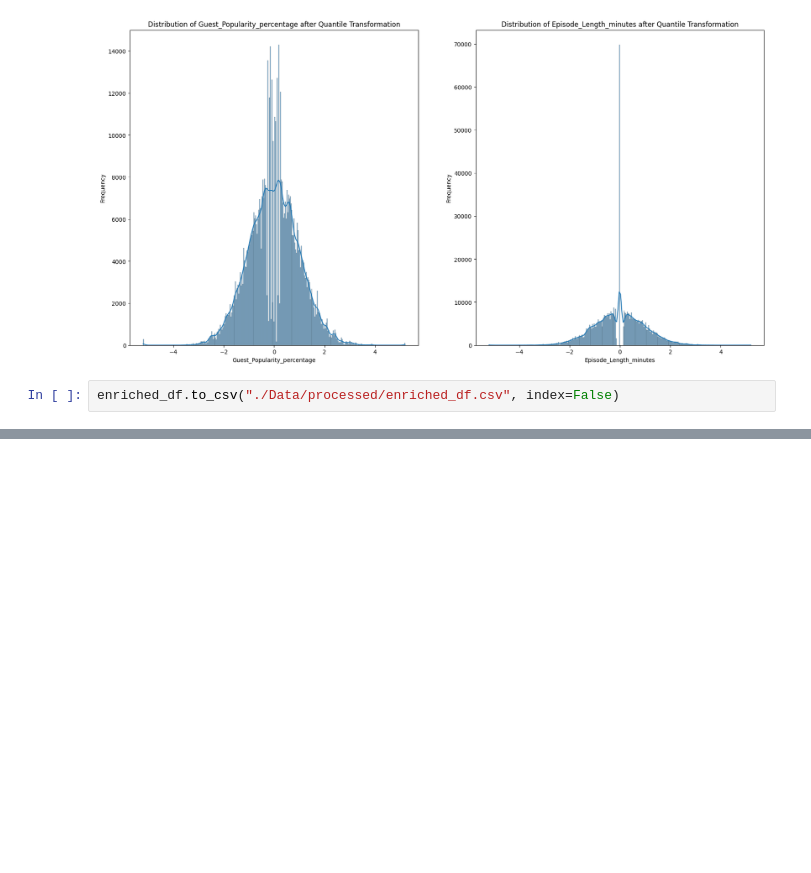
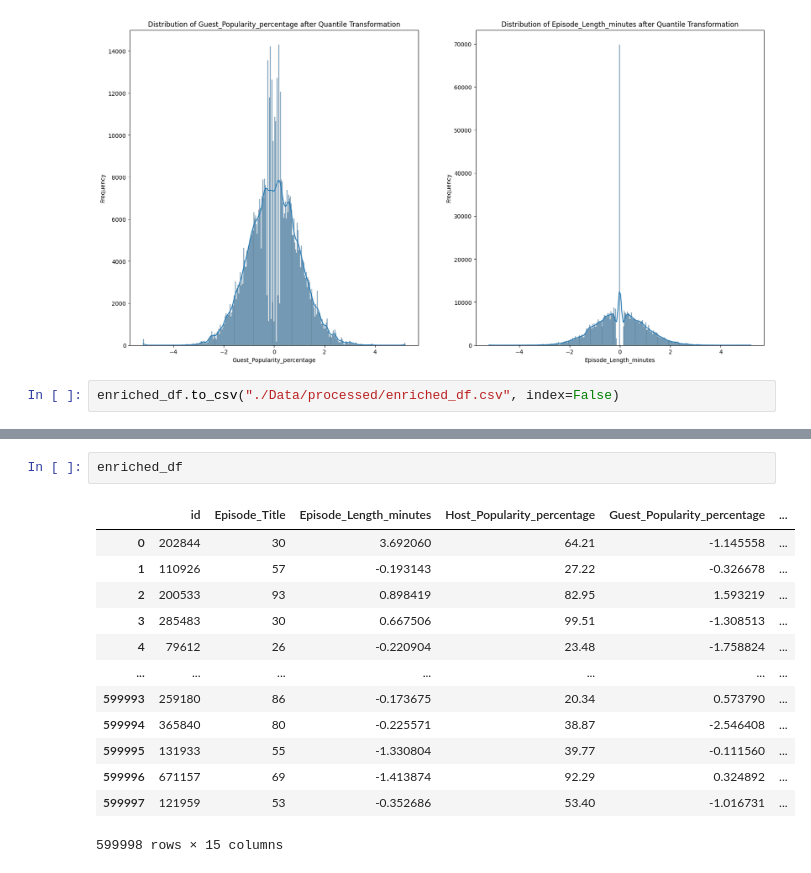
Before and after one commit to Alphalejo/Predict-Podcast-Listening-Time, a Jupyter notebook: EDA.ipynb, the cells around one changed output, grey strips where cells are left out. Saved outputs shown, nothing was run; the diff lists cells and outputs as text; blank space fills up the shorter version.

```diff
--- a/EDA.ipynb
+++ b/EDA.ipynb
@@ -382,0 +420,16 @@ enriched_df.to_csv("./Data/processed/enriched_df.csv", index=False)
+# %%
+enriched_df
+# %% [output]
+|  | id | Episode_Title | Episode_Length_minutes | Host_Popularity_percentage | Guest_Popularity_percentage | ... |
+| 0 | 202844 | 30 | 3.692060 | 64.21 | -1.145558 | ... |
+| 1 | 110926 | 57 | -0.193143 | 27.22 | -0.326678 | ... |
+| 2 | 200533 | 93 | 0.898419 | 82.95 | 1.593219 | ... |
+| 3 | 285483 | 30 | 0.667506 | 99.51 | -1.308513 | ... |
+| 4 | 79612 | 26 | -0.220904 | 23.48 | -1.758824 | ... |
+| ... | ... | ... | ... | ... | ... | ... |
+| 599993 | 259180 | 86 | -0.173675 | 20.34 | 0.573790 | ... |
+| 599994 | 365840 | 80 | -0.225571 | 38.87 | -2.546408 | ... |
+| 599995 | 131933 | 55 | -1.330804 | 39.77 | -0.111560 | ... |
+| 599996 | 671157 | 69 | -1.413874 | 92.29 | 0.324892 | ... |
+| 599997 | 121959 | 53 | -0.352686 | 53.40 | -1.016731 | ... |
+599998 rows × 15 columns
```
Also changed, not shown: parts of 11 cells of this notebook.
